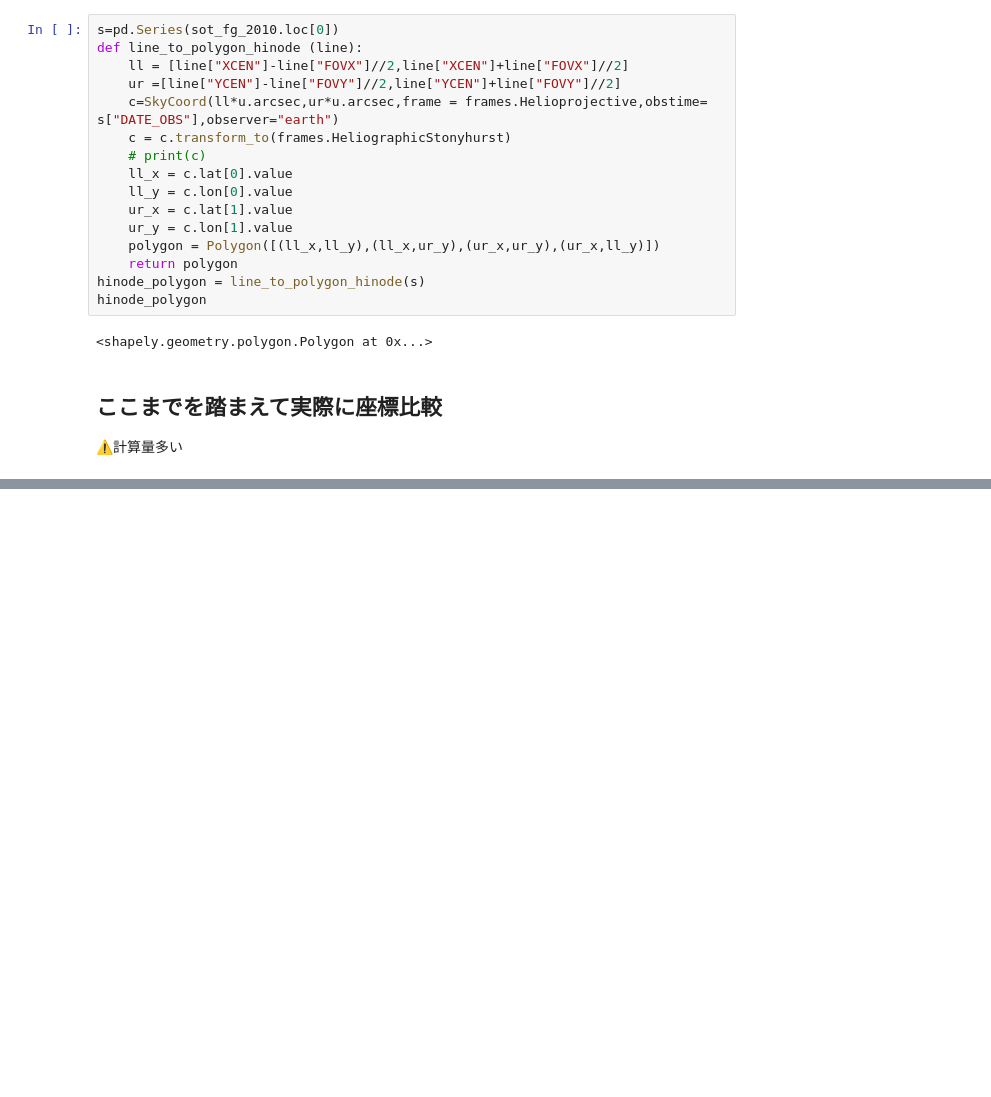
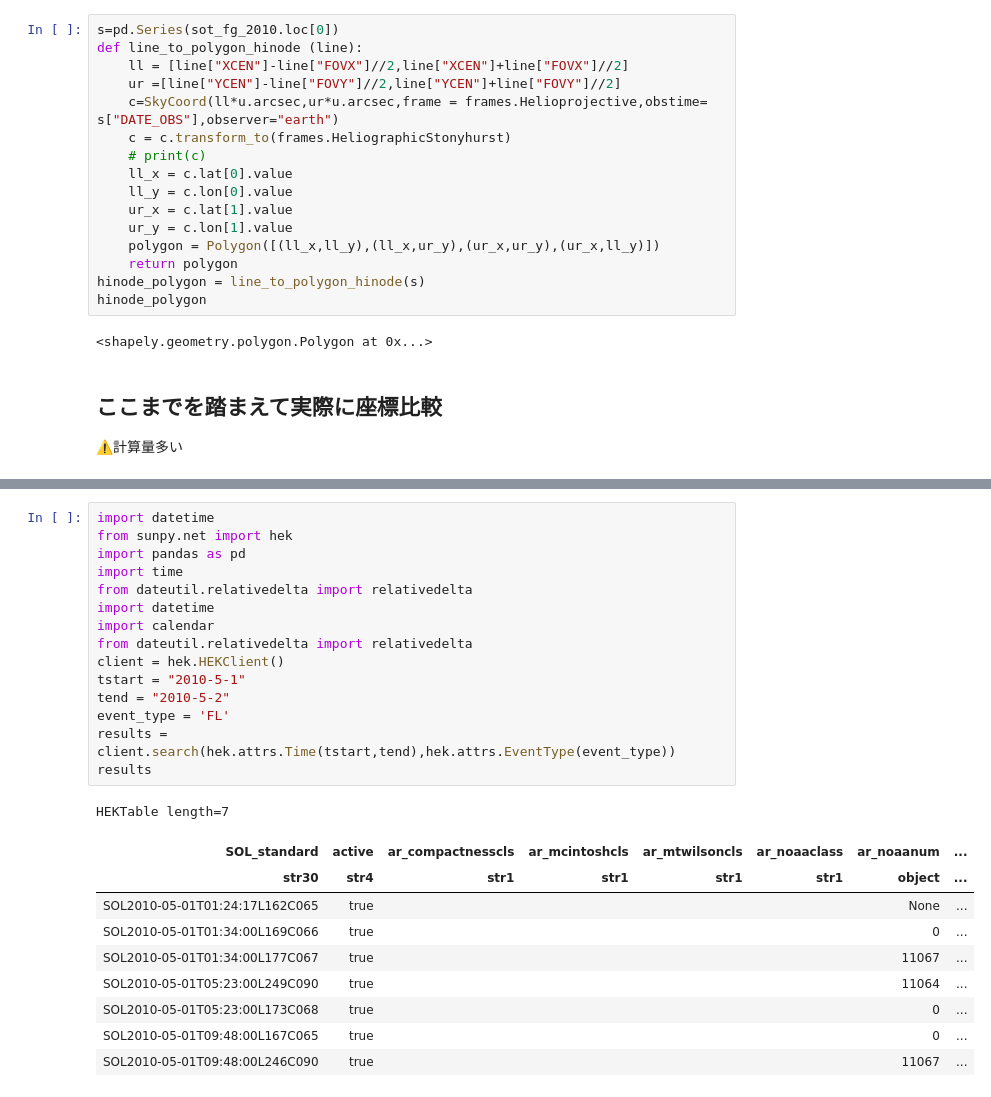
Before and after one commit to akisen/HinodeDB, a Jupyter notebook: src_dataset/Convert_Coordinate.ipynb, the cells around one changed output, grey strips where cells are left out. Saved outputs shown, nothing was run; the diff lists cells and outputs as text; blank space fills up the shorter version.

```diff
--- a/src_dataset/Convert_Coordinate.ipynb
+++ b/src_dataset/Convert_Coordinate.ipynb
@@ -222,0 +204,26 @@ False
+# %%
+import datetime
+from sunpy.net import hek
+import pandas as pd
+import time
+from dateutil.relativedelta import relativedelta
+import datetime
+import calendar
+from dateutil.relativedelta import relativedelta
+client = hek.HEKClient()
+tstart = "2010-5-1"
+tend = "2010-5-2"
+event_type = 'FL'
+results = client.search(hek.attrs.Time(tstart,tend),hek.attrs.EventType(event_type))
+results
+# %% [output]
+HEKTable length=7
+| SOL_standard | active | ar_compactnesscls | ar_mcintoshcls | ar_mtwilsoncls | ar_noaaclass | ar_noaanum | ... |
+| str30 | str4 | str1 | str1 | str1 | str1 | object | ... |
+| SOL2010-05-01T01:24:17L162C065 | true |  |  |  |  | None | ... |
+| SOL2010-05-01T01:34:00L169C066 | true |  |  |  |  | 0 | ... |
+| SOL2010-05-01T01:34:00L177C067 | true |  |  |  |  | 11067 | ... |
+| SOL2010-05-01T05:23:00L249C090 | true |  |  |  |  | 11064 | ... |
+| SOL2010-05-01T05:23:00L173C068 | true |  |  |  |  | 0 | ... |
+| SOL2010-05-01T09:48:00L167C065 | true |  |  |  |  | 0 | ... |
+| SOL2010-05-01T09:48:00L246C090 | true |  |  |  |  | 11067 | ... |
```
Also changed, not shown: parts of 3 cells of this notebook, 3 other files.
